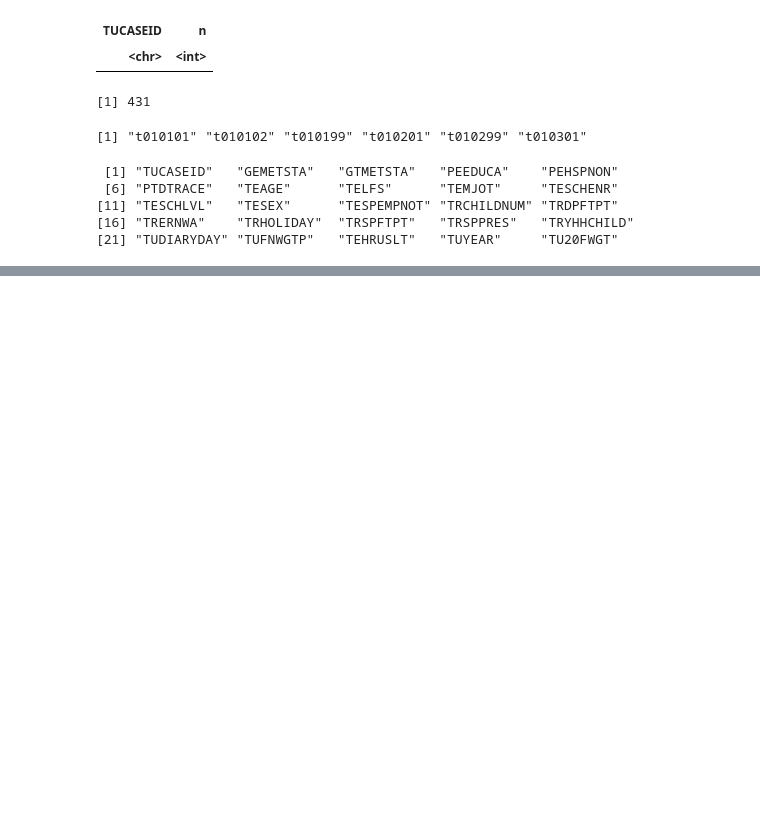
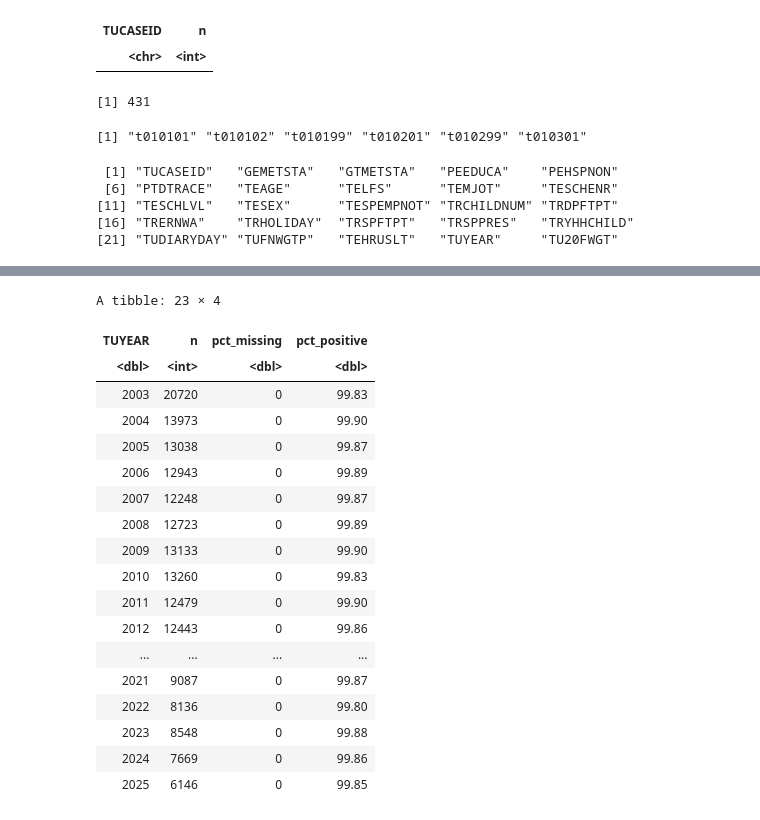
Before and after one commit to MaxCTaylor/DataViz-Visual-Narative, a Jupyter notebook: Analysis/explore_atus.ipynb, the cells around one changed output, grey strips where cells are left out. Cells and saved outputs as stored; diff of their text form; code cells hidden in the pictures; blank space fills up the shorter version.

```diff
--- a/Analysis/explore_atus.ipynb
+++ b/Analysis/explore_atus.ipynb
@@ -168,3 +180,27 @@ A spec_tbl_df: 0 × 2
 [11] "TESCHLVL"   "TESEX"      "TESPEMPNOT" "TRCHILDNUM" "TRDPFTPT"
 [16] "TRERNWA"    "TRHOLIDAY"  "TRSPFTPT"   "TRSPPRES"   "TRYHHCHILD"
 [21] "TUDIARYDAY" "TUFNWGTP"   "TEHRUSLT"   "TUYEAR"     "TU20FWGT"
+# %%
+# Data preperation
+
+# Respondent columns not already in summary
+resp_extra <- setdiff(
+    names(atus_resp),
+    names(atus_sum)
+)
+length(resp_extra) # 115
+
+# Join additional information using TUCASEID
+atus_full <- atus_sum |>
+  left_join(
+    atus_resp |>
+      select(TUCASEID, all_of(resp_extra)),
+    by = "TUCASEID",
+    relationship = "one-to-one"
+  )
+
+# Verify
+dim(atus_full) # 258954 x 571
+
+# Check for unmatched respondent IDs
+nrow(anti_join(atus_sum, atus_resp, by = "TUCASEID")) # = 0, so verified
@@ -232,0 +501,39 @@ A spec_tbl_df: 7 × 2
+# %%
+# Data availablity by year
+
+selected_code <- "t010101"
+
+atus_full |>
+  group_by(TUYEAR) |>
+  summarise(
+    n = n(),
+    pct_missing = round(
+      mean(is.na(.data[[selected_code]])) * 100, 2
+    ),
+    pct_positive = round(
+      mean(.data[[selected_code]] > 0, na.rm = TRUE) * 100, 2
+    ),
+    .groups = "drop"
+  )
+
+# HOWEVER: Disclaimer on 2020
+# %% [output]
+A tibble: 23 × 4
+| TUYEAR | n | pct_missing | pct_positive |
+| <dbl> | <int> | <dbl> | <dbl> |
+| 2003 | 20720 | 0 | 99.83 |
+| 2004 | 13973 | 0 | 99.90 |
+| 2005 | 13038 | 0 | 99.87 |
+| 2006 | 12943 | 0 | 99.89 |
+| 2007 | 12248 | 0 | 99.87 |
+| 2008 | 12723 | 0 | 99.89 |
+| 2009 | 13133 | 0 | 99.90 |
+| 2010 | 13260 | 0 | 99.83 |
+| 2011 | 12479 | 0 | 99.90 |
+| 2012 | 12443 | 0 | 99.86 |
+| ... | ... | ... | ... |
+| 2021 | 9087 | 0 | 99.87 |
+| 2022 | 8136 | 0 | 99.80 |
+| 2023 | 8548 | 0 | 99.88 |
+| 2024 | 7669 | 0 | 99.86 |
+| 2025 | 6146 | 0 | 99.85 |
```
Also changed, not shown: parts of 11 cells of this notebook, 7 other files.
